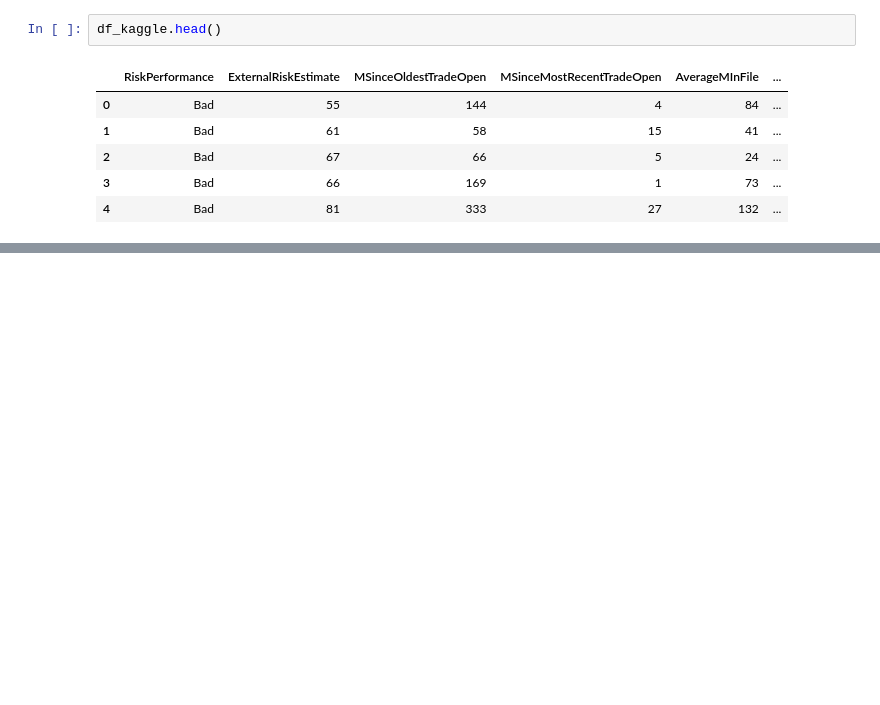
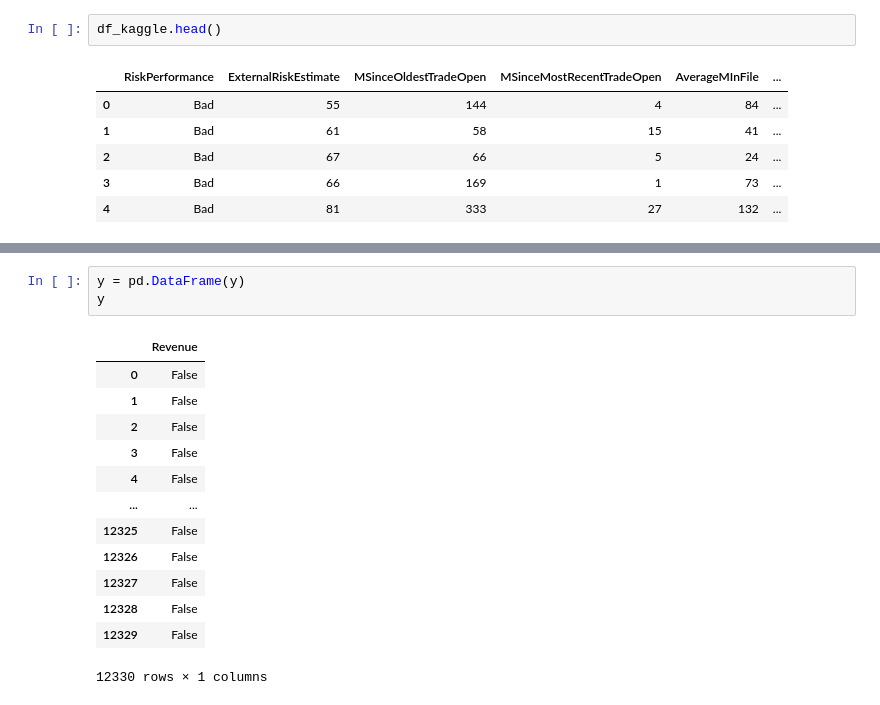
Before and after one commit to jakubpyszniak/XAI_pred_modelling_WNE_2026_final_project, a Jupyter notebook: data_notebooks/data_exploration.ipynb, the cells around one changed output, grey strips where cells are left out. Drawn from its saved outputs; the diff is of its cells as text; blank space fills up the shorter version.

```diff
--- a/data_notebooks/data_exploration.ipynb
+++ b/data_notebooks/data_exploration.ipynb
@@ -51,0 +135,17 @@ df_kaggle.head()
+# %%
+y = pd.DataFrame(y)
+y
+# %% [output]
+|  | Revenue |
+| 0 | False |
+| 1 | False |
+| 2 | False |
+| 3 | False |
+| 4 | False |
+| ... | ... |
+| 12325 | False |
+| 12326 | False |
+| 12327 | False |
+| 12328 | False |
+| 12329 | False |
+12330 rows × 1 columns
```
Also changed, not shown: parts of 9 cells of this notebook, 2 other files.
